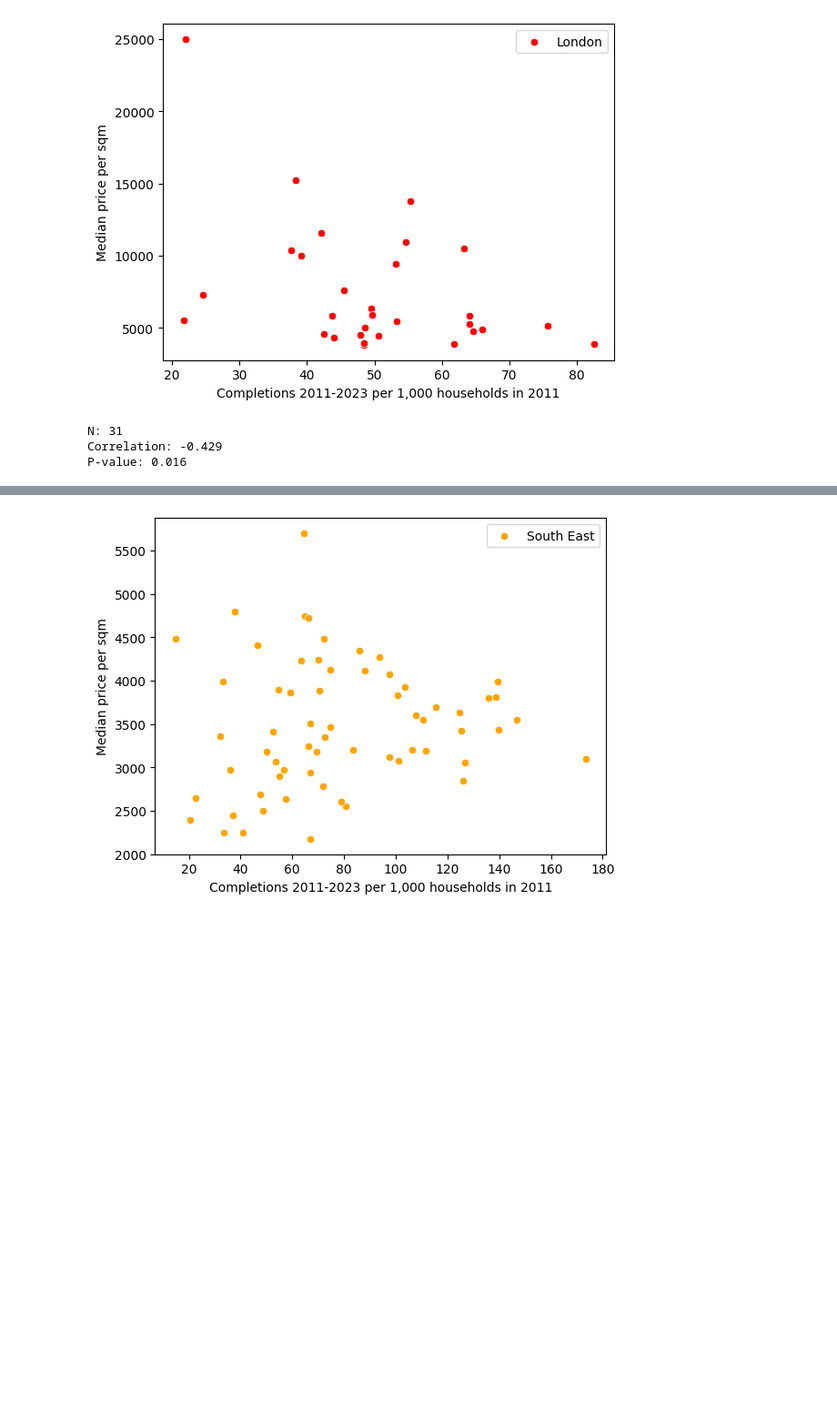
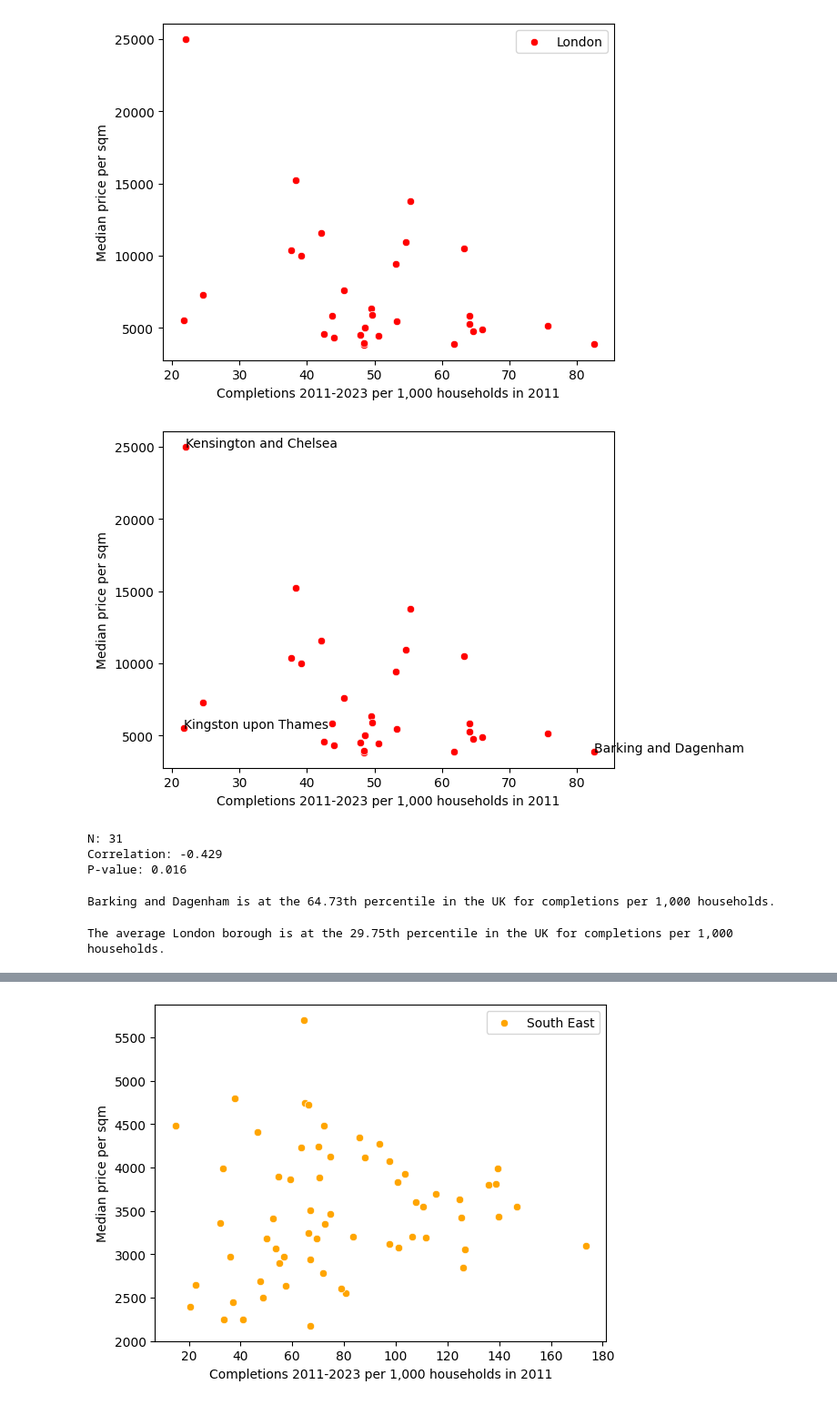
Before and after one commit to jamierumbelow/housing-completions-vs-price-per-square-metre-by-local-authority, a Jupyter notebook: main.ipynb, the cells around one changed output, grey strips where cells are left out. Shown at 91% size. Drawn from its saved outputs; the diff is of its cells as text; code cells hidden in the pictures; blank space fills up the shorter version.

```diff
--- a/main.ipynb
+++ b/main.ipynb
@@ -159,6 +198,18 @@ plt.legend()
 plt.show()
 # %% [output]
 [figure]
+# %%
+sns.scatterplot(x='completions_per_1000_households', y='median_price_per_sqm', data=london_df, color='red')
+to_annotate = ['Kensington and Chelsea', 'Kingston upon Thames', 'Barking and Dagenham']
+for i, row in london_df.iterrows():
+  if row[AUTHORITY_NAME] not in to_annotate:
+    continue
+  plt.annotate(row[AUTHORITY_NAME], (row['completions_per_1000_households'], row['median_price_per_sqm']))
+plt.xlabel('Completions 2011-2023 per 1,000 households in 2011')
+plt.ylabel('Median price per sqm')
+plt.show()
+# %% [output]
+[figure, added]
 # %%
 correlation, p_value = stats.pearsonr(london_df['completions_per_1000_households'], london_df['median_price_per_sqm'])
 
@@ -169,3 +220,13 @@ print(f"P-value: {p_value:.3f}")
 N: 31
 Correlation: -0.429
 P-value: 0.016
+# %%
+uk_percentile = processed_df['completions_per_1000_households'].rank(pct=True)[processed_df[AUTHORITY_NAME] == 'Barking and Dagenham'].values[0] * 100
+print(f"Barking and Dagenham is at the {uk_percentile:.2f}th percentile in the UK for completions per 1,000 households.")
+# %% [output]
+Barking and Dagenham is at the 64.73th percentile in the UK for completions per 1,000 households.
+# %%
+uk_percentile = processed_df['completions_per_1000_households'].rank(pct=True)[processed_df[REGION_NAME] == 'London'].mean() * 100
+print(f"The average London borough is at the {uk_percentile:.2f}th percentile in the UK for completions per 1,000 households.")
+# %% [output]
+The average London borough is at the 29.75th percentile in the UK for completions per 1,000 households.
```
Also changed, not shown: parts of 13 cells of this notebook.
